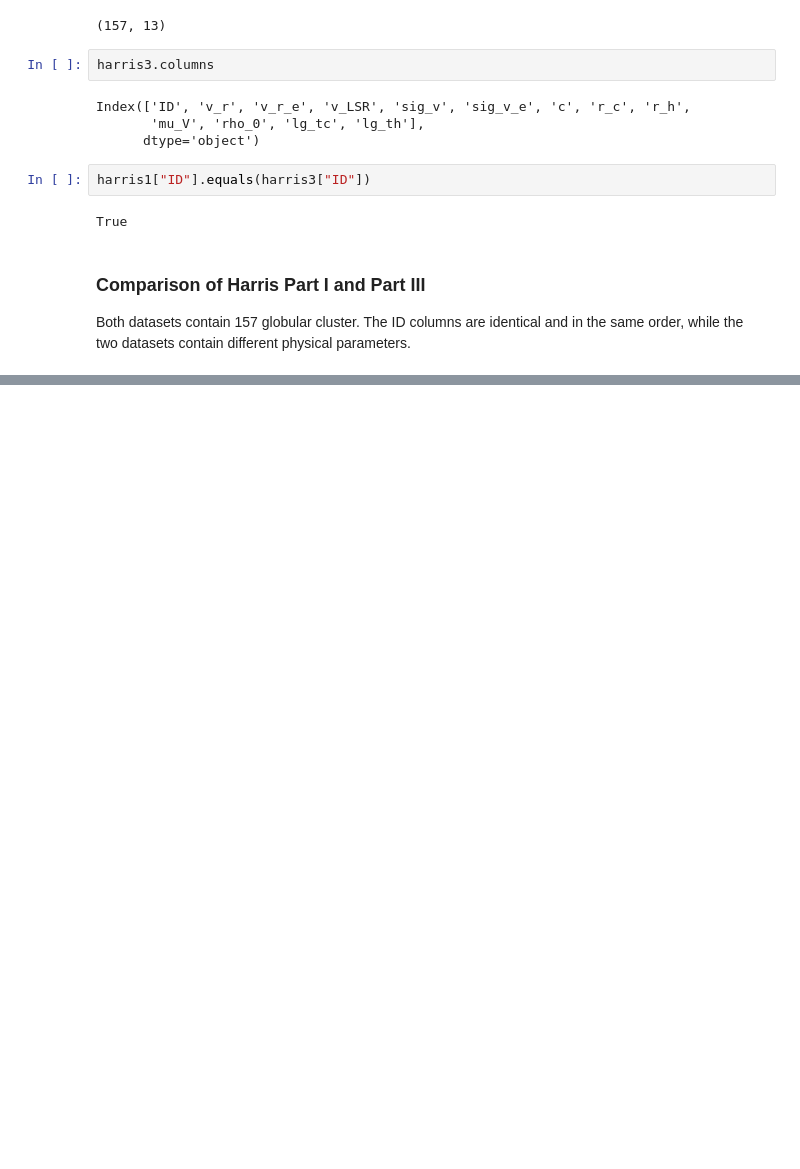
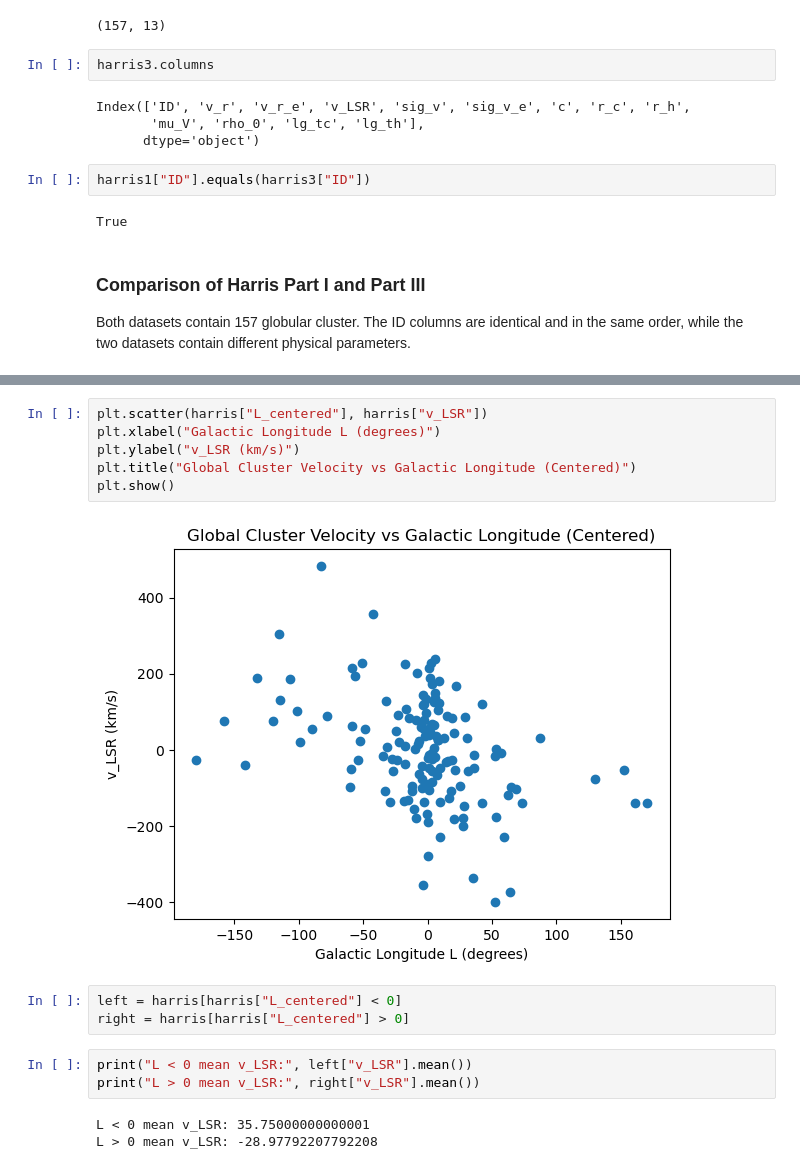
Before and after one commit to JIAQIZHANG721/PHYS3116_Accretion_Detectives, a Jupyter notebook: Jiaqi_analysis.ipynb, the cells around one changed output, grey strips where cells are left out. Saved outputs shown, nothing was run; the diff lists cells and outputs as text; blank space fills up the shorter version.

```diff
--- a/Jiaqi_analysis.ipynb
+++ b/Jiaqi_analysis.ipynb
@@ -50,0 +113,17 @@ Both datasets contain 157 globular cluster. The ID columns are identical and in
+# %%
+plt.scatter(harris["L_centered"], harris["v_LSR"])
+plt.xlabel("Galactic Longitude L (degrees)")
+plt.ylabel("v_LSR (km/s)")
+plt.title("Global Cluster Velocity vs Galactic Longitude (Centered)")
+plt.show()
+# %% [output]
+[figure, added]
+# %%
+left = harris[harris["L_centered"] < 0]
+right = harris[harris["L_centered"] > 0]
+# %%
+print("L < 0 mean v_LSR:", left["v_LSR"].mean())
+print("L > 0 mean v_LSR:", right["v_LSR"].mean())
+# %% [output]
+L < 0 mean v_LSR: 35.75000000000001
+L > 0 mean v_LSR: -28.97792207792208
```
Also changed, not shown: parts of 17 cells of this notebook.
